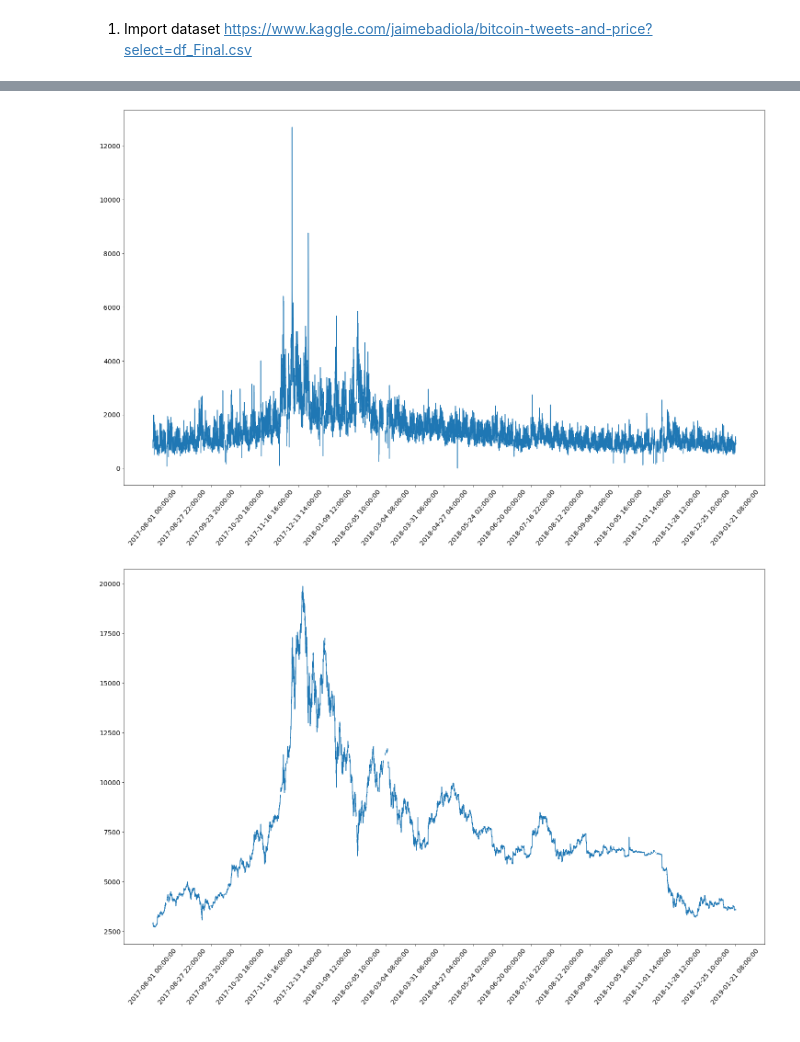
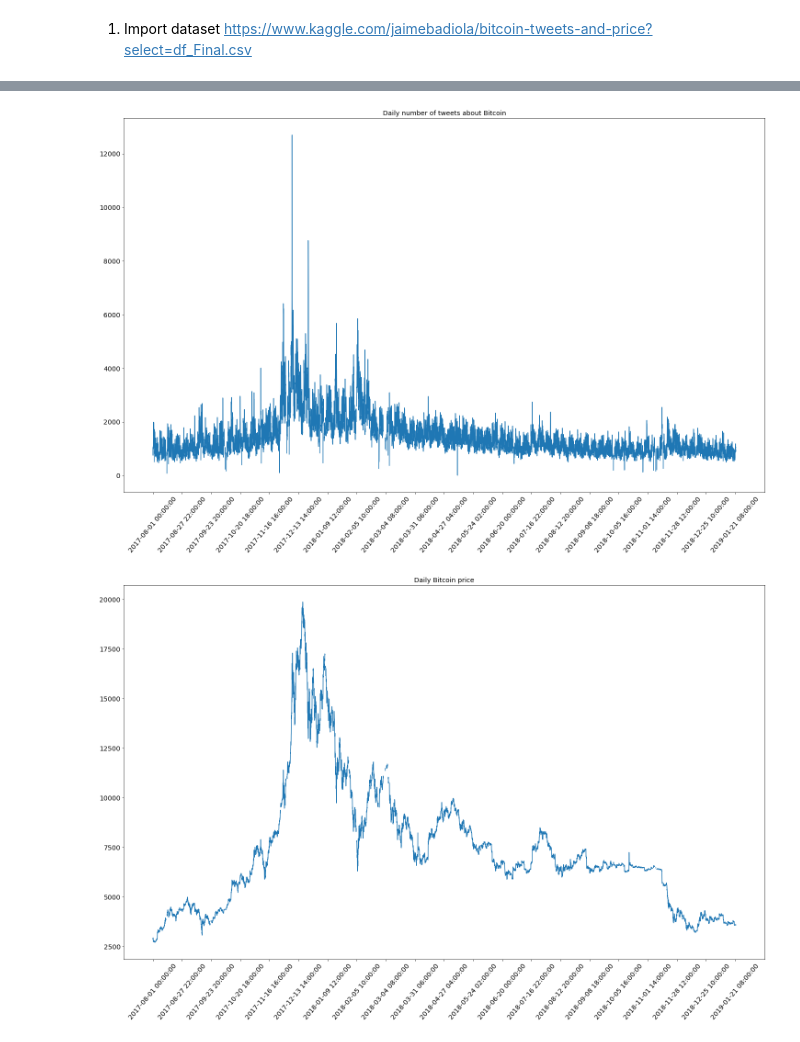
Before and after one commit to szanuje/ml, a Jupyter notebook: lab4/lab4.ipynb, the cells around one changed output, grey strips where cells are left out. Cells and saved outputs as stored; diff of their text form; code cells hidden in the pictures.

```diff
--- a/lab4/lab4.ipynb
+++ b/lab4/lab4.ipynb
@@ -33,13 +33,15 @@ df.head()
 step = int(len(df.index) / 20)
 #print(df['Date'][0:-1:step])
 plt.plot(df['Date'], df['Total Volume of Tweets'])
+plt.title('Daily number of tweets about Bitcoin')
 plt.xticks(df['Date'][0:-1:step], rotation=50)
 plt.show()
 # %% [output]
-[figure, old version]
+[figure, new version]
 # %%
 plt.plot(df['Date'], df['High'])
+plt.title('Daily Bitcoin price')
 plt.xticks(df['Date'][0:-1:step], rotation=50)
 plt.show()
 # %% [output]
-[figure, old version]
+[figure, new version]
```
Also changed, not shown: parts of 4 cells of this notebook.
